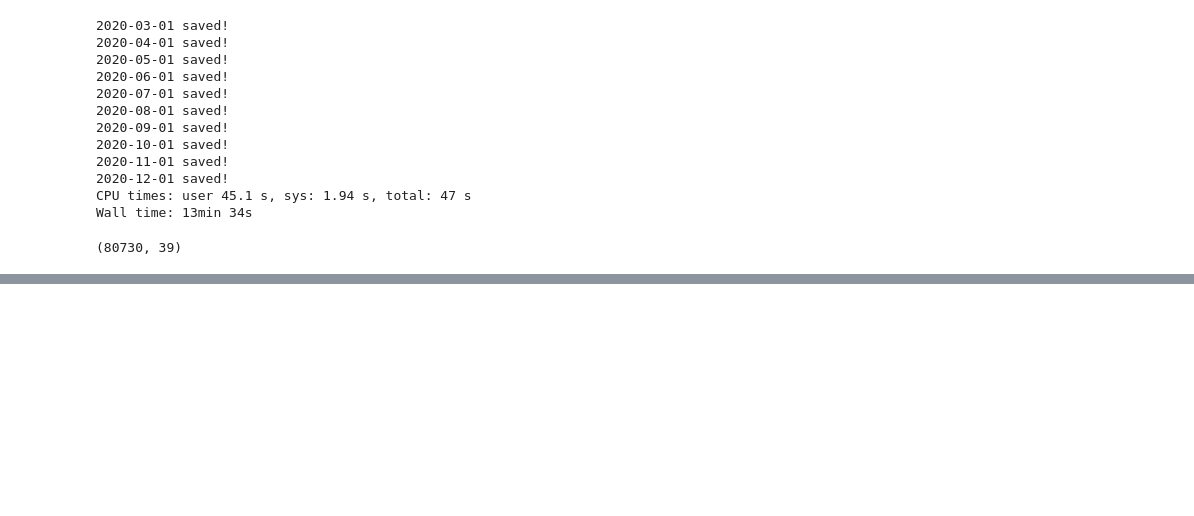
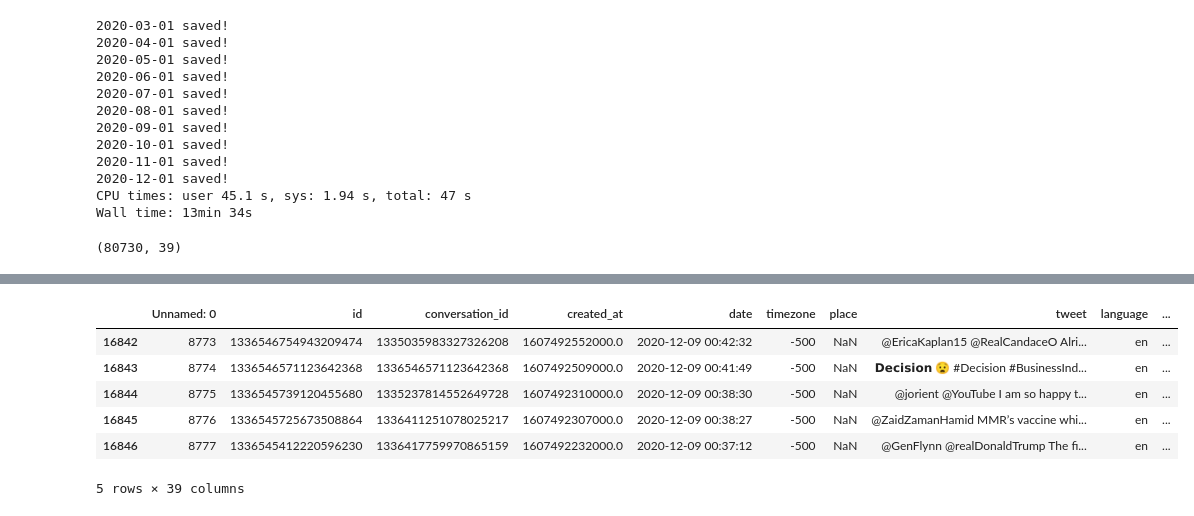
Before and after one commit to davidlebruce/covid_vaccine_tweets, a Jupyter notebook: web_scraping.ipynb, the cells around one changed output, grey strips where cells are left out. Saved outputs shown, nothing was run; the diff lists cells and outputs as text; code cells hidden in the pictures; blank space fills up the shorter version.

```diff
--- a/web_scraping.ipynb
+++ b/web_scraping.ipynb
@@ -179,0 +223,10 @@ df_3.shape
+# %%
+df.tail()
+# %% [output]
+|  | Unnamed: 0 | id | conversation_id | created_at | date | timezone | place | tweet | language | ... |
+| 16842 | 8773 | 1336546754943209474 | 1335035983327326208 | 1607492552000.0 | 2020-12-09 00:42:32 | -500 | NaN | @EricaKaplan15 @RealCandaceO Alri... | en | ... |
+| 16843 | 8774 | 1336546571123642368 | 1336546571123642368 | 1607492509000.0 | 2020-12-09 00:41:49 | -500 | NaN | 𝗗𝗲𝗰𝗶𝘀𝗶𝗼𝗻 😧 #Decision #BusinessInd... | en | ... |
+| 16844 | 8775 | 1336545739120455680 | 1335237814552649728 | 1607492310000.0 | 2020-12-09 00:38:30 | -500 | NaN | @jorient @YouTube I am so happy t... | en | ... |
+| 16845 | 8776 | 1336545725673508864 | 1336411251078025217 | 1607492307000.0 | 2020-12-09 00:38:27 | -500 | NaN | @ZaidZamanHamid MMR’s vaccine whi... | en | ... |
+| 16846 | 8777 | 1336545412220596230 | 1336417759970865159 | 1607492232000.0 | 2020-12-09 00:37:12 | -500 | NaN | @GenFlynn @realDonaldTrump The fi... | en | ... |
+5 rows × 39 columns
```
Also changed, not shown: parts of 33 cells of this notebook, 5 other files.
